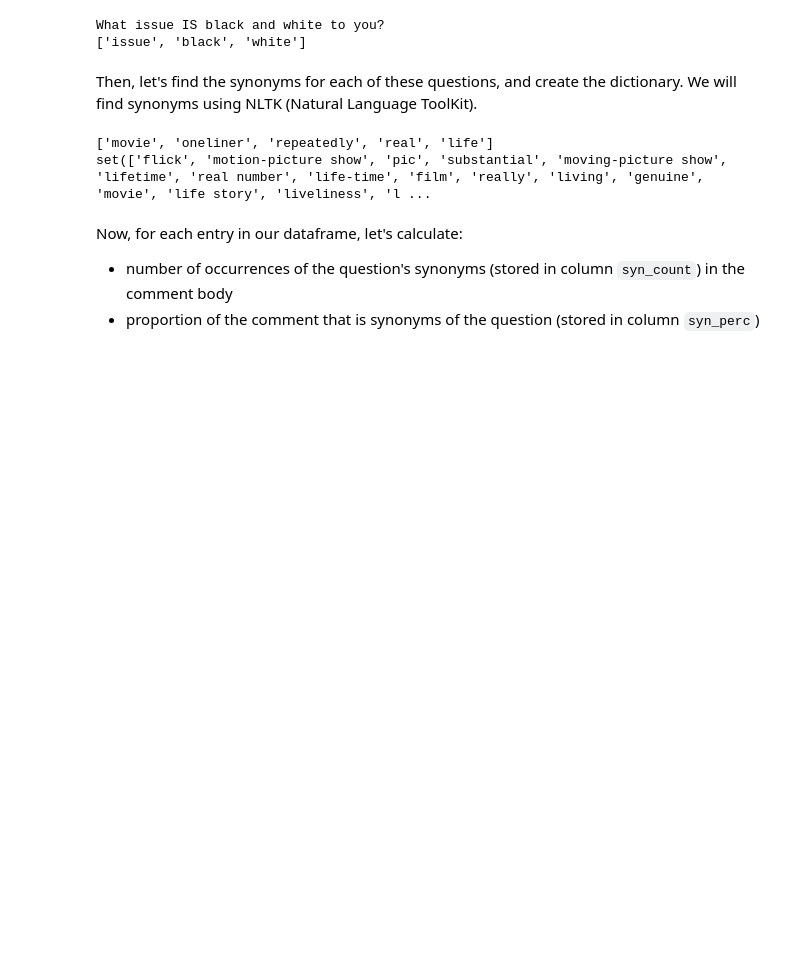
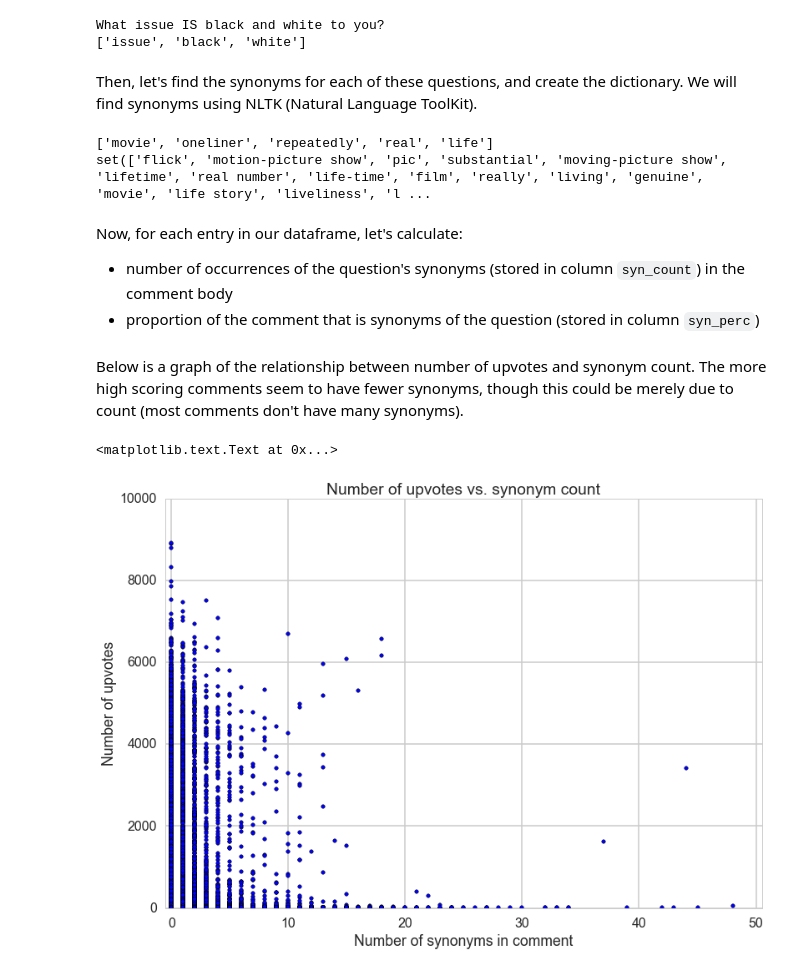
Before and after one commit to geoffstevens8/finalproject, a Jupyter notebook: feature_selection_jasmine.ipynb, the cells around one changed output. Saved outputs shown, nothing was run; the diff lists cells and outputs as text; code cells hidden in the pictures; blank space fills up the shorter version.

Commit message:
added plots of relevance

```diff
--- a/feature_selection_jasmine.ipynb
+++ b/feature_selection_jasmine.ipynb
@@ -319,3 +319,15 @@ for index, row in df.iterrows():
 
 df['syn_count'] = syn_number
 df['syn_perc'] = syn_proportion
+# %% [markdown]
+Below is a graph of the relationship between number of upvotes and synonym count. The more high scoring comments seem to have fewer synonyms, though this could be merely due to count (most comments don't have many synonyms).
+# %%
+plt.scatter(df['syn_count'], df['ups'])
+plt.ylim([-0.5, 10000])
+plt.xlim([-0.5, 50.5])
+plt.title('Number of upvotes vs. synonym count')
+plt.xlabel('Number of synonyms in comment')
+plt.ylabel('Number of upvotes')
+# %% [output]
+<matplotlib.text.Text at 0x...>
+[figure, added]
```
Also changed, not shown: parts of 2 cells of this notebook.
